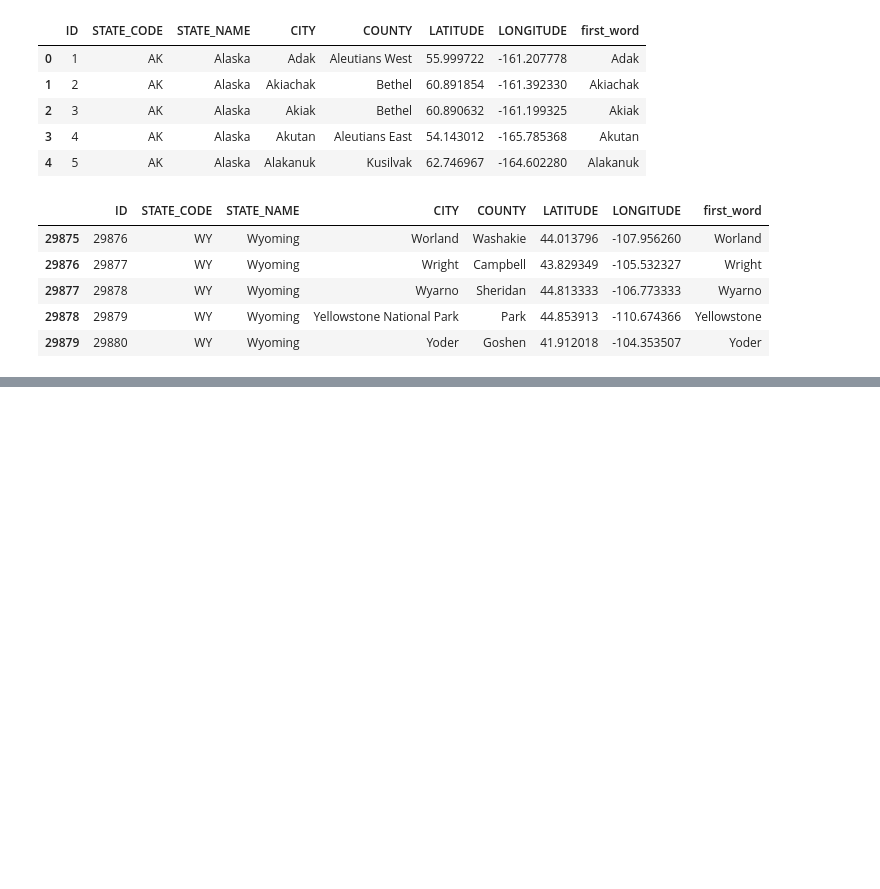
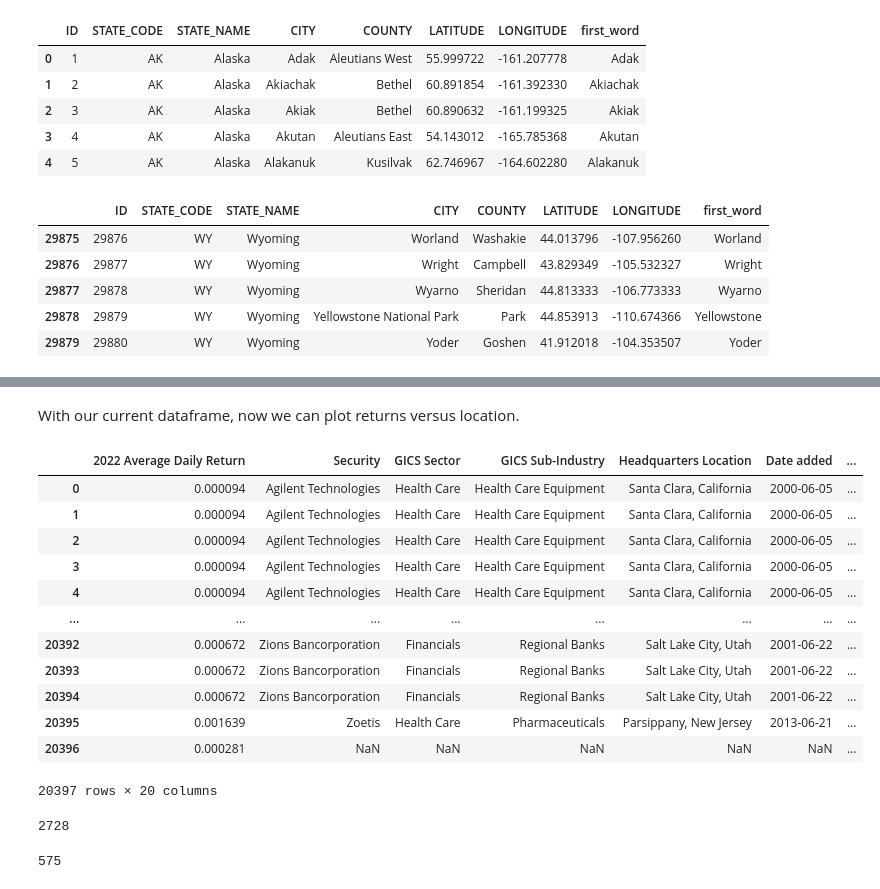
Before and after one commit to MontgomeryG/Group3Project1, a Jupyter notebook: geoplot_notebook.ipynb, the cells around one changed output, grey strips where cells are left out. Cells and saved outputs as stored; diff of their text form; code cells hidden in the pictures; blank space fills up the shorter version.

```diff
--- a/geoplot_notebook.ipynb
+++ b/geoplot_notebook.ipynb
@@ -234,0 +376,35 @@ WARNING:param.main: zoom option not found for points plot with bokeh; similar op
+# %% [markdown]
+With our current dataframe, now we can plot returns versus location.
+# %%
+# Getting an error saying the size cannot be negative. So we will use the absolute value function
+#   to make all return values positive. So the graph will instead only show us the magnitude of the returns
+#   rather than the magnitude and direction of them.
+
+final_df['2022 Average Daily Return'] = final_df['2022 Average Daily Return'].abs()
+final_df
+# %% [output]
+|  | 2022 Average Daily Return | Security | GICS Sector | GICS Sub-Industry | Headquarters Location | Date added | ... |
+| 0 | 0.000094 | Agilent Technologies | Health Care | Health Care Equipment | Santa Clara, California | 2000-06-05 | ... |
+| 1 | 0.000094 | Agilent Technologies | Health Care | Health Care Equipment | Santa Clara, California | 2000-06-05 | ... |
+| 2 | 0.000094 | Agilent Technologies | Health Care | Health Care Equipment | Santa Clara, California | 2000-06-05 | ... |
+| 3 | 0.000094 | Agilent Technologies | Health Care | Health Care Equipment | Santa Clara, California | 2000-06-05 | ... |
+| 4 | 0.000094 | Agilent Technologies | Health Care | Health Care Equipment | Santa Clara, California | 2000-06-05 | ... |
+| ... | ... | ... | ... | ... | ... | ... | ... |
+| 20392 | 0.000672 | Zions Bancorporation | Financials | Regional Banks | Salt Lake City, Utah | 2001-06-22 | ... |
+| 20393 | 0.000672 | Zions Bancorporation | Financials | Regional Banks | Salt Lake City, Utah | 2001-06-22 | ... |
+| 20394 | 0.000672 | Zions Bancorporation | Financials | Regional Banks | Salt Lake City, Utah | 2001-06-22 | ... |
+| 20395 | 0.001639 | Zoetis | Health Care | Pharmaceuticals | Parsippany, New Jersey | 2013-06-21 | ... |
+| 20396 | 0.000281 | NaN | NaN | NaN | NaN | NaN | ... |
+20397 rows × 20 columns
+# %%
+# Only keep rows with the needed cities
+final_df = final_df[final_df['city_x'] == final_df['city_y']]
+len(final_df)
+# %% [output]
+2728
+# %%
+# Only keep rows where these needed cities are in the correct states
+final_df = final_df[final_df['state_x']==final_df['state_y']]
+len(final_df)
+# %% [output]
+575
```
Also changed, not shown: parts of 27 cells of this notebook, 3 other files.
